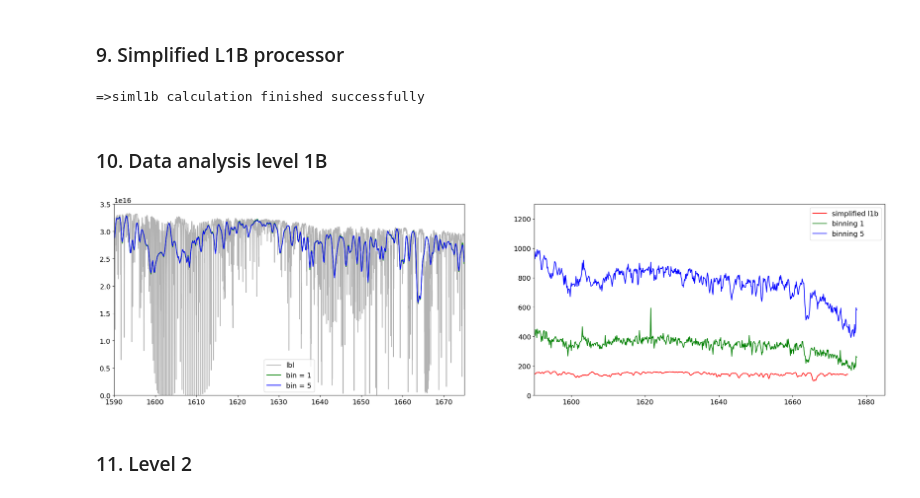
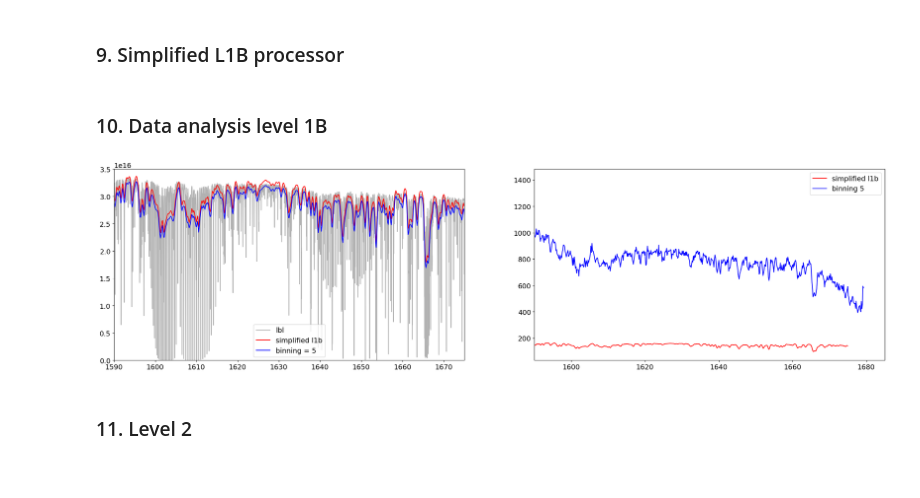
Before and after one commit to undomained/teds, a Jupyter notebook: examples/exp5_snr/exp5.0_snr_requirement_test.ipynb, the cells around one changed output. Cells and saved outputs as stored; diff of their text form; code cells hidden in the pictures.

```diff
--- a/examples/exp5_snr/exp5.0_snr_requirement_test.ipynb
+++ b/examples/exp5_snr/exp5.0_snr_requirement_test.ipynb
@@ -31,14 +32,14 @@ from teds.siml1b import simplified_instrument_model_and_l1b_processor
 # %%
 path  = '/home/jochen/TANGO_E2ES/EndtoEndProject/data/interface_data/'
 
-proc_gm     = False
-proc_sgmgeo = False
-proc_sgmrad = False
-proc_im     = False
-proc_l1al1b = False
-proc_siml1b = False
+proc_gm     = True
+proc_sgmgeo = True
+proc_sgmrad = True
+proc_im     = True
+proc_l1al1b = True
+proc_siml1b = True
 proc_l1bl2  = True
-proc_data_aly_l1b = False
+proc_data_aly_l1b = True
 proc_data_aly_l2  = True
 # %% [markdown]
 ### 4. GM
@@ -111,8 +116,11 @@ if(proc_siml1b):
     siml1b_config= yaml.safe_load(open('./settings/siml1b_config.yaml'))
     siml1b_config['io_files']['output_l1b'] = path + 'level1b/Tango_Carbon_l1b_exp5.0_sim.nc'
     simplified_instrument_model_and_l1b_processor(siml1b_config)
+
+    # scale = 1.5
+    # file_l1b = path + 'level1b/Tango_Carbon_l1b_exp5.0_sim.nc'
+    # file_l1b_scaled = path + 'level1b/Tango_Carbon_l1b_exp5.0_sim_scaled.nc'
+    # scale_l1b(file_l1b, scale, file_l1b_scaled)
-# %% [output]
-=>siml1b calculation finished successfully
 # %% [markdown]
 ### 10. Data analysis level 1B
 # %%
@@ -124,56 +132,54 @@ if(proc_data_aly_l1b):
     nact  = 100
     nwave = 550
 
-    filenamel1b = path + 'level1b/Tango_Carbon_l1b_exp5.0_bin1.nc'
-    l1b_data = Dataset(filenamel1b)
-    wave_b1  = np.array(deepcopy(l1b_data['observation_data']['wavelength'][:]))
-    rad_b1   = np.array(deepcopy(l1b_data['observation_data']['radiance'][:]))
-    noise_b1 = np.array(deepcopy(l1b_data['observation_data']['radiance_stdev'][:]))
-    snr_b1   = rad_b1/noise_b1
-
     filenamel1b = path + 'level1b/Tango_Carbon_l1b_exp5.0_bin5.nc'
     l1b_data = Dataset(filenamel1b)
     wave_b5  = np.array(deepcopy(l1b_data['observation_data']['wavelength'][:]))
     rad_b5   = np.array(deepcopy(l1b_data['observation_data']['radiance'][:]))
     noise_b5 = np.array(deepcopy(l1b_data['observation_data']['radiance_stdev'][:]))
     snr_b5   = rad_b5/noise_b5
+
+    filenamel1b = path + 'level1b/Tango_Carbon_l1b_exp5.0_bin1.nc'
+    l1b_data = Dataset(filenamel1b)
+    wave_b1  = np.array(deepcopy(l1b_data['observation_data']['wavelength'][:]))
+    rad_b1   = np.array(deepcopy(l1b_data['observation_data']['radiance'][:]))
+    noise_b1 = np.array(deepcopy(l1b_data['observation_data']['radiance_stdev'][:]))
+    snr_b1   = rad_b5/noise_b1
 
     filenamel1b = path + 'level1b/Tango_Carbon_l1b_exp5.0_sim.nc'
     l1b_data = Dataset(filenamel1b)
     wave_sim  = np.array(deepcopy(l1b_data['observation_data']['wavelength'][:]))
     rad_sim   = np.array(deepcopy(l1b_data['observation_data']['radiance'][:]))
     noise_sim = np.array(deepcopy(l1b_data['observation_data']['radiance_stdev'][:]))
     snr_sim   = rad_sim/noise_sim
 
     # SGMRAD data
     filename_lbl = path + 'sgm/Tango_Carbon_sgm_radiance_exp5.0.nc'
     sgm_data = Dataset(filename_lbl)
     wave_lbl = sgm_data['wavelength']
     rad_lbl  = sgm_data['radiance']
 
 
     fig = plt.figure(figsize=(28, 7), dpi=100,)
     ax0 = fig.add_subplot(121)
     ax0.plot(wave_lbl[:], rad_lbl[0,50,:], color = 'grey', alpha = 0.6, label = 'lbl')
-    ax0.plot(wave_b1[0,:], rad_b1[0,50,:], color = 'green', label = 'bin = 1')
-    ax0.plot(wave_b5[0,:], rad_b5[0,50,:], color = 'blue', label = 'bin = 5')
+    ax0.plot(wave_sim[50,:], rad_sim[0,50,:], color = 'red', label = 'simplified l1b')
+    ax0.plot(wave_b5[50,:], rad_b5[0,50,:], color = 'blue', label = 'binning = 5')
 
-    #ax0.plot(wave_sim[0,:], rad_sim[0,50,:], color = 'red', label = 'siml1b')
     ax0.set_ylim([0.0,3.5E16])
     ax0.set_xlim([1590,1675])
     plt.legend()
 
     ax1 = fig.add_subplot(122)
-    ax1.plot(wave_sim[0,:], snr_sim[0,50,:], color = 'red', label = 'simplified l1b')
-    ax1.plot(wave_b1[0,:], snr_b1[0,50,:], color = 'green', label = 'binning 1')
-    ax1.plot(wave_b5[0,:], snr_b5[0,50,:], color = 'blue', label = 'binning 5')
+    ax1.plot(wave_sim[50,:], snr_sim[0,50,:], color = 'red', label = 'simplified l1b')
+    ax1.plot(wave_b5[50,:], snr_b5[0,50,:], color = 'blue', label = 'binning 5')
 
     ax1.set_xlim([1590,1685])
-    ax1.set_ylim([0.0,1300])
+#    ax1.set_ylim([0.0,600])
 
     plt.legend()
 # %% [output]
-[figure, old version]
+[figure, new version]
 # %% [markdown]
 ### 11. Level 2
 # %%
```
Also changed, not shown: parts of 4 cells of this notebook, 1 other file.
